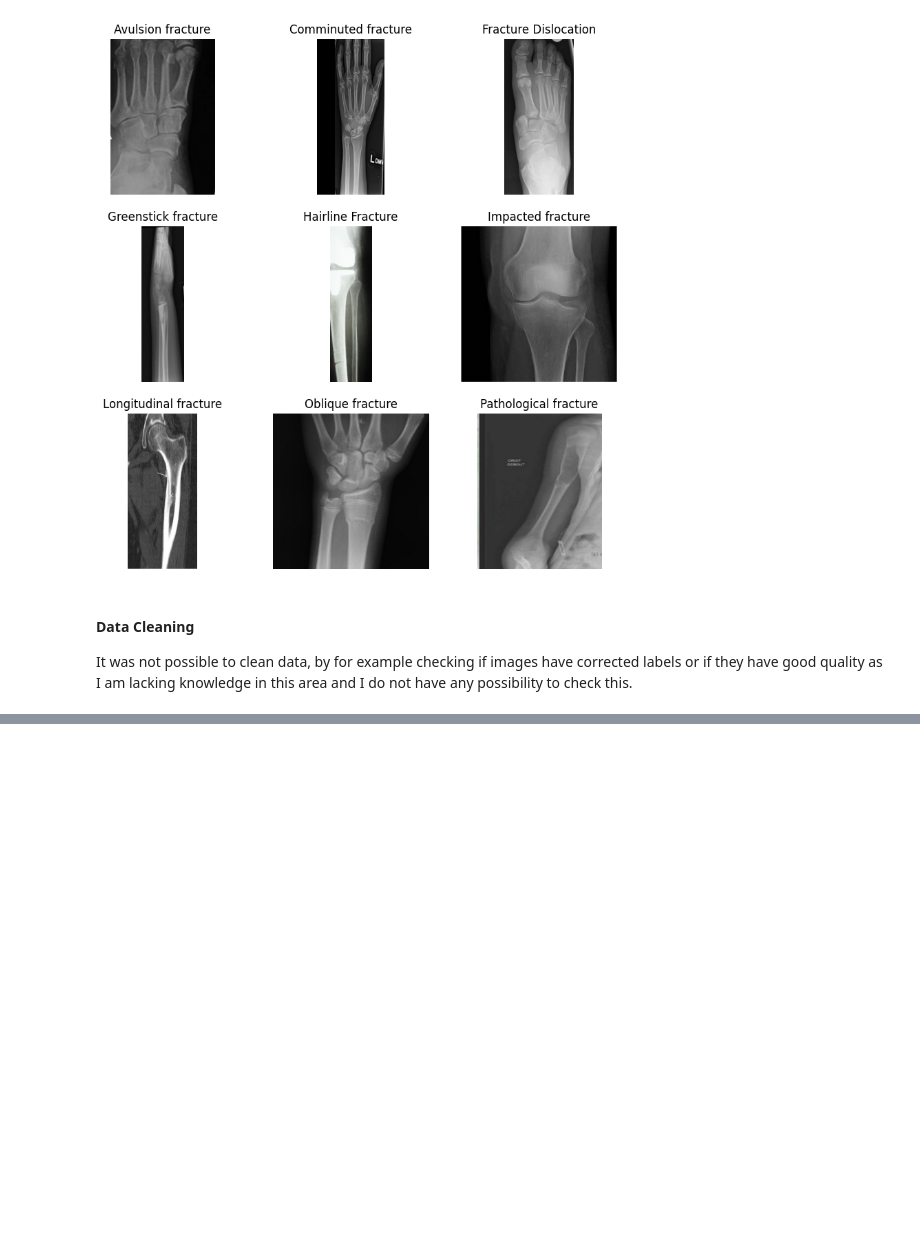
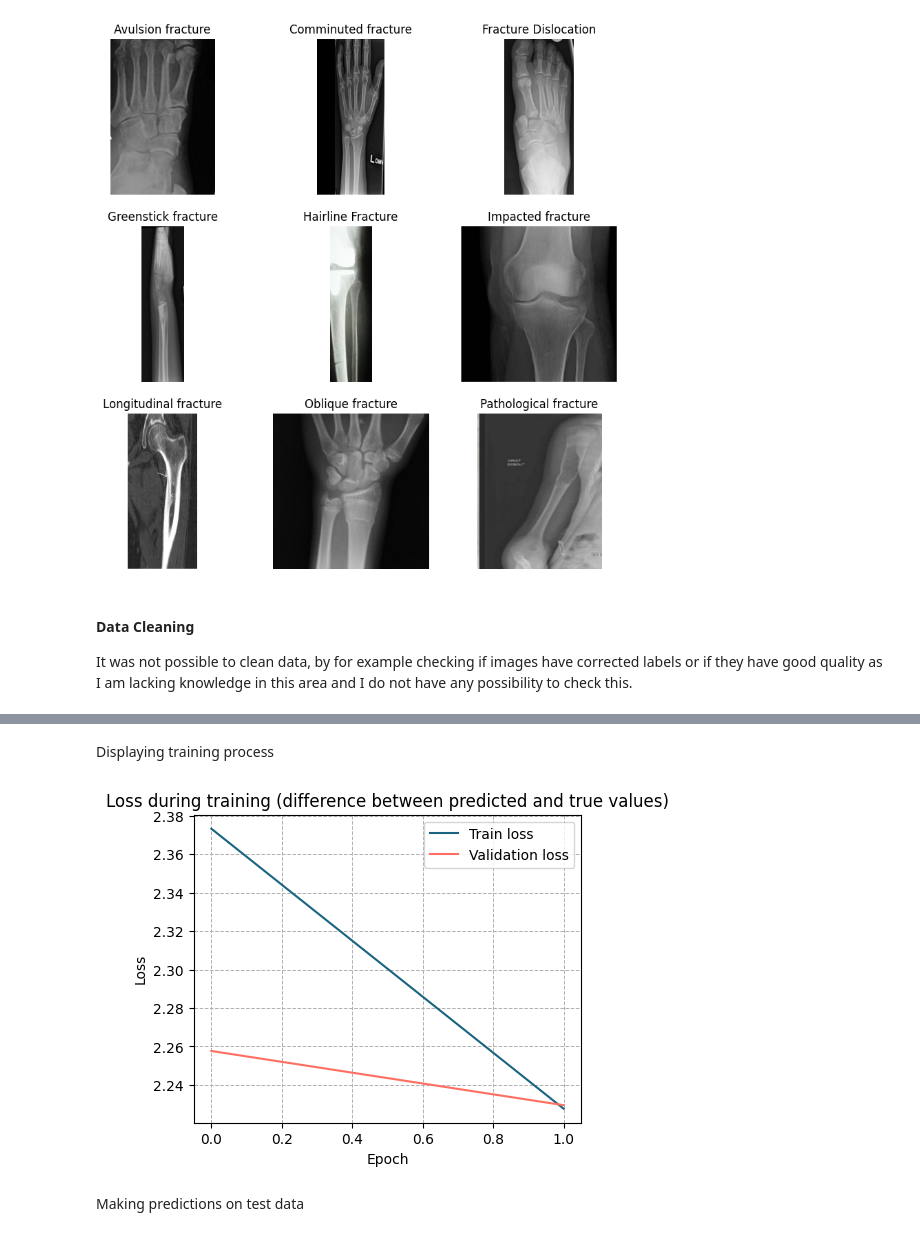
Before and after one commit to dalimvc/Image-clasification, a Jupyter notebook: DM24-MPrject-Code-b21dalmi.ipynb, the cells around one changed output, grey strips where cells are left out. Drawn from its saved outputs; the diff is of its cells as text; code cells hidden in the pictures; blank space fills up the shorter version.

Commit message:
adding model 2

```diff
--- a/DM24-MPrject-Code-b21dalmi.ipynb
+++ b/DM24-MPrject-Code-b21dalmi.ipynb
@@ -82,0 +104,3 @@ plt.show()
+# %%
+#nomalizing images
+images = images.map(lambda x,y: (x/255, y))
@@ -82,0 +117,12 @@ plt.show()
+# %%
+#shuffling images to get randomness
+images = images.shuffle(buffer_size=1000, seed=42)
+
+#spliiting images into train, test and validation (70%, 20%, 10%)
+train_size = int(len(images)*.7)
+val_size = int(len(images)*.2)
+test_size = int(len(images)*.1)
+
+train_set = images.take(train_size)
+val_set = images.skip(train_size).take(val_size)
+test_set = images.skip(train_size+val_size).take(test_size)
@@ -82,0 +138,12 @@ plt.show()
+# %%
+#adding data augmentation
+images_augmented = tf.keras.Sequential([
+    layers.RandomFlip("horizontal_and_vertical"),#randomly flipping images
+    layers.RandomRotation(0.2),#ransomly rotating
+    layers.RandomZoom(0.1),#randomly zooming images
+])
+
+#applying augmentation on my images
+AUTOTUNE = tf.data.AUTOTUNE
+train_set = train_set.map(lambda x, y: (images_augmented(x), y), num_parallel_calls=AUTOTUNE)
+val_set = val_set.map(lambda x, y: (images_augmented(x), y), num_parallel_calls=AUTOTUNE)
@@ -82,0 +206,3 @@ plt.show()
+# %%
+#model will be trained and training progress will be saved
+vgg16_history = vgg16_model.fit(train_set, validation_data=val_set, epochs=200)
@@ -82,0 +214,20 @@ plt.show()
+# %% [markdown]
+Displaying training process
+# %%
+#colors to display plot
+colors = ["#19647E", "#FF6F61"]
+
+#showing the plot
+plt.figure(figsize=(5,4))
+plt.plot(vgg16_history.history['loss'], label='Train loss', color=colors[0])
+plt.plot(vgg16_history.history['val_loss'], label='Validation loss', color=colors[1])
+plt.grid(True, which='both', axis='both', linestyle='--', linewidth=0.7)
+plt.title('Loss during training (difference between predicted and true values)')
+plt.xlabel('Epoch')
+plt.ylabel('Loss')
+plt.legend()
+plt.show()
+# %% [output]
+[figure, added]
+# %% [markdown]
+Making predictions on test data
```
Also changed, not shown: parts of 25 cells of this notebook.
